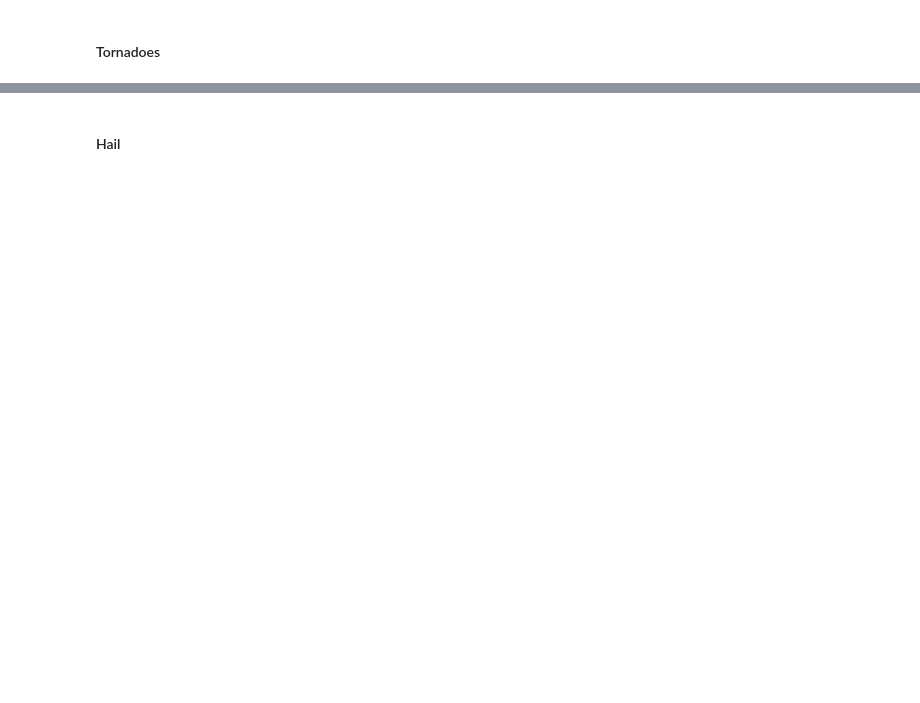
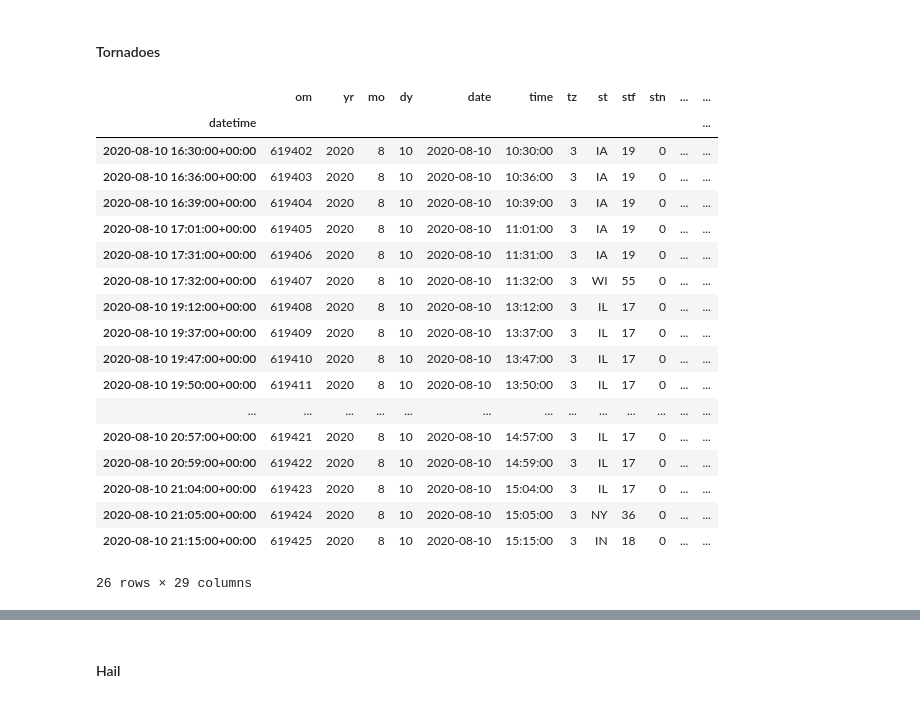
Before and after one commit to mtulow/explore-tornado-weather-data, a Jupyter notebook: notebooks/explore_weather_data.ipynb, the cells around one changed output, grey strips where cells are left out. Drawn from its saved outputs; the diff is of its cells as text; code cells hidden in the pictures; blank space fills up the shorter version.

```diff
--- a/notebooks/explore_weather_data.ipynb
+++ b/notebooks/explore_weather_data.ipynb
@@ -43,3 +233,26 @@ __Relevant Data:__
 ---
 # %% [markdown]
 ### Severe Weather Data
+# %%
+def download_severe_weather_data(weather: str, start: dt.datetime, end: dt.datetime, buffer: int = 60, ) -> pd.DataFrame:
+    weather = 'torn' if weather == 'tornado'\
+        else 'wind' if weather == 'wind'\
+        else 'hail' if weather == 'hail'\
+        else None
+
+    # Read weather report for year
+    weather_rpts = pd.read_csv(f"https://www.spc.noaa.gov/wcm/data/{start.year}_{weather}.csv")
+
+    weather_rpts['datetime'] = pd.to_datetime(weather_rpts.date + ' ' + weather_rpts.time, format='%Y-%m-%d %H:%M:%S') ## convert to datetime
+    weather_rpts.set_index("datetime", inplace=True)
+
+    # Times in the file are given in central standard time (UTC+6). Localize, and convert to UTC
+    weather_rpts.index = weather_rpts.index.tz_localize("Etc/GMT+6",ambiguous='NaT',nonexistent='shift_forward').tz_convert("UTC")
+
+    # Subset down to a given buffer in minutes before/after the radar times we're plotting
+    weather_rpts = weather_rpts[((start-pd.Timedelta(minutes=buffer)).strftime("%Y-%m-%d %H:%M")):\
+                                ((end+pd.Timedelta(minutes=buffer)).strftime("%Y-%m-%d %H:%M"))]
+    return weather_rpts
+# %%
+start = pd.Timestamp(2020,8,10,16,30).tz_localize(tz='UTC')
+end = pd.Timestamp(2020,8,10,21,0).tz_localize(tz='UTC')
@@ -50,0 +273,23 @@ __Relevant Data:__
+# %%
+tornadoes = download_severe_weather_data('tornado', start, end)
+tornadoes
+# %% [output]
+|  | om | yr | mo | dy | date | time | tz | st | stf | stn | ... | ... |
+| datetime |  |  |  |  |  |  |  |  |  |  |  | ... |
+| 2020-08-10 16:30:00+00:00 | 619402 | 2020 | 8 | 10 | 2020-08-10 | 10:30:00 | 3 | IA | 19 | 0 | ... | ... |
+| 2020-08-10 16:36:00+00:00 | 619403 | 2020 | 8 | 10 | 2020-08-10 | 10:36:00 | 3 | IA | 19 | 0 | ... | ... |
+| 2020-08-10 16:39:00+00:00 | 619404 | 2020 | 8 | 10 | 2020-08-10 | 10:39:00 | 3 | IA | 19 | 0 | ... | ... |
+| 2020-08-10 17:01:00+00:00 | 619405 | 2020 | 8 | 10 | 2020-08-10 | 11:01:00 | 3 | IA | 19 | 0 | ... | ... |
+| 2020-08-10 17:31:00+00:00 | 619406 | 2020 | 8 | 10 | 2020-08-10 | 11:31:00 | 3 | IA | 19 | 0 | ... | ... |
+| 2020-08-10 17:32:00+00:00 | 619407 | 2020 | 8 | 10 | 2020-08-10 | 11:32:00 | 3 | WI | 55 | 0 | ... | ... |
+| 2020-08-10 19:12:00+00:00 | 619408 | 2020 | 8 | 10 | 2020-08-10 | 13:12:00 | 3 | IL | 17 | 0 | ... | ... |
+| 2020-08-10 19:37:00+00:00 | 619409 | 2020 | 8 | 10 | 2020-08-10 | 13:37:00 | 3 | IL | 17 | 0 | ... | ... |
+| 2020-08-10 19:47:00+00:00 | 619410 | 2020 | 8 | 10 | 2020-08-10 | 13:47:00 | 3 | IL | 17 | 0 | ... | ... |
+| 2020-08-10 19:50:00+00:00 | 619411 | 2020 | 8 | 10 | 2020-08-10 | 13:50:00 | 3 | IL | 17 | 0 | ... | ... |
+| ... | ... | ... | ... | ... | ... | ... | ... | ... | ... | ... | ... | ... |
+| 2020-08-10 20:57:00+00:00 | 619421 | 2020 | 8 | 10 | 2020-08-10 | 14:57:00 | 3 | IL | 17 | 0 | ... | ... |
+| 2020-08-10 20:59:00+00:00 | 619422 | 2020 | 8 | 10 | 2020-08-10 | 14:59:00 | 3 | IL | 17 | 0 | ... | ... |
+| 2020-08-10 21:04:00+00:00 | 619423 | 2020 | 8 | 10 | 2020-08-10 | 15:04:00 | 3 | IL | 17 | 0 | ... | ... |
+| 2020-08-10 21:05:00+00:00 | 619424 | 2020 | 8 | 10 | 2020-08-10 | 15:05:00 | 3 | NY | 36 | 0 | ... | ... |
+| 2020-08-10 21:15:00+00:00 | 619425 | 2020 | 8 | 10 | 2020-08-10 | 15:15:00 | 3 | IN | 18 | 0 | ... | ... |
+26 rows × 29 columns
```
Also changed, not shown: parts of 35 cells of this notebook.
